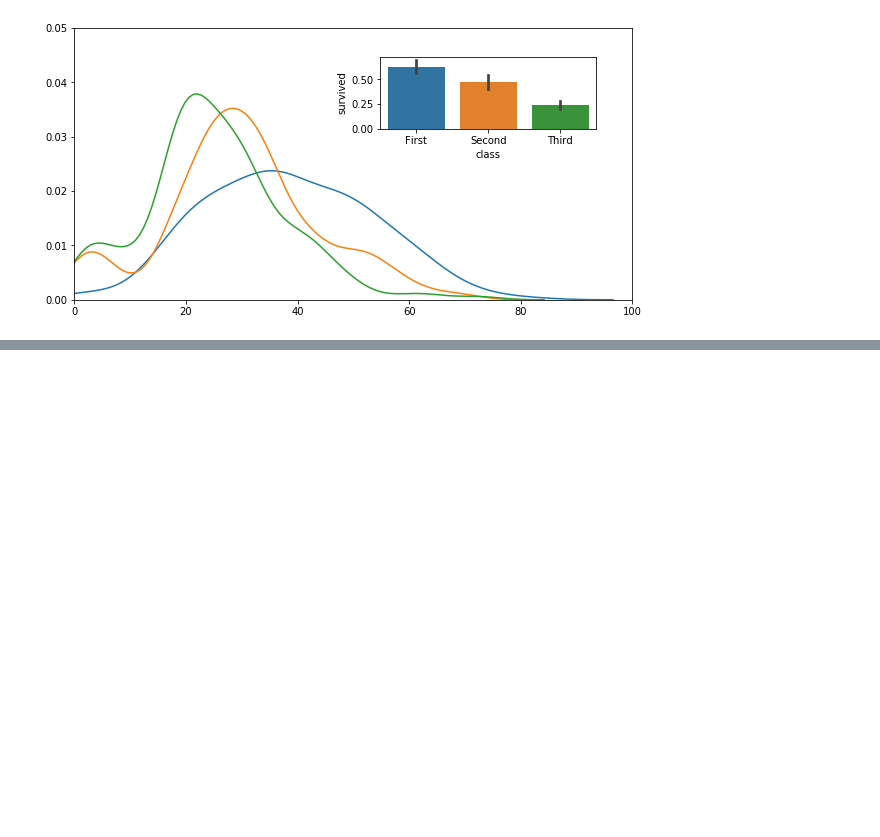
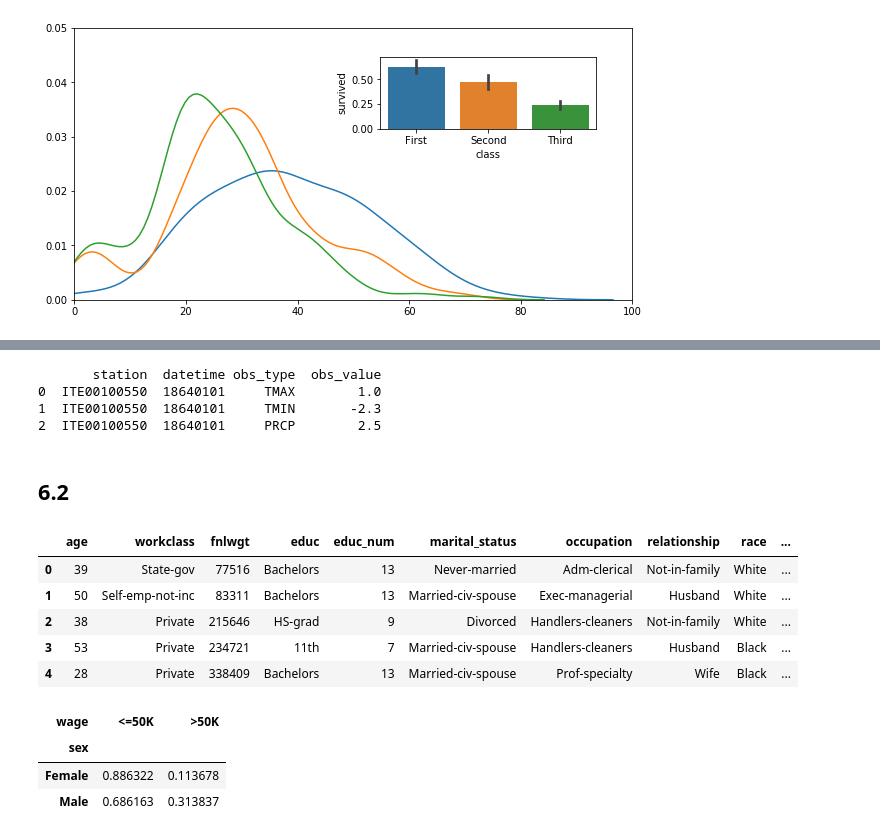
Before and after one commit to jansenjoost/SDS, a Jupyter notebook: Exc day 3.ipynb, the cells around one changed output, grey strips where cells are left out. Cells and saved outputs as stored; diff of their text form; code cells hidden in the pictures; blank space fills up the shorter version.

```diff
--- a/Exc day 3.ipynb
+++ b/Exc day 3.ipynb
@@ -58,2 +130,40 @@ sns.barplot(x='class', y='survived', data=titanic)
+# %%
+def weerbericht(url):
+    df_w = pd.read_csv(url,
+                         compression='gzip',
+                         header=None).iloc[:,:4]
+    df_w.columns = ['station', 'datetime', 'obs_type', 'obs_value']
+    df_w['obs_value'] = df_w['obs_value'] / 10
+    print(df_w.head(3))
+
+weerbericht('https://www1.ncdc.noaa.gov/pub/data/ghcn/daily/by_year/1864.csv.gz')
+# %% [output]
+       station  datetime obs_type  obs_value
+0  ITE00100550  18640101     TMAX        1.0
+1  ITE00100550  18640101     TMIN       -2.3
+2  ITE00100550  18640101     PRCP        2.5
+# %% [markdown]
+## 6.2
+# %%
+url2 = "https://archive.ics.uci.edu/ml/machine-learning-databases/adult/adult.data"
+newdata = pd.read_csv(url2, header=None, skipinitialspace = True, na_values=["?"])
+newdata.columns = ['age','workclass', 'fnlwgt', 'educ', 'educ_num', 'marital_status', 'occupation','relationship', 'race', 'sex','capital_gain', 'capital_loss', 'hours_per_week', 'native_country', 'wage']
+# newdata = newdata.iloc[25:35,]
+newdata = newdata.dropna()
+newdata.head()
+# %% [output]
+|  | age | workclass | fnlwgt | educ | educ_num | marital_status | occupation | relationship | race | ... |
+| 0 | 39 | State-gov | 77516 | Bachelors | 13 | Never-married | Adm-clerical | Not-in-family | White | ... |
+| 1 | 50 | Self-emp-not-inc | 83311 | Bachelors | 13 | Married-civ-spouse | Exec-managerial | Husband | White | ... |
+| 2 | 38 | Private | 215646 | HS-grad | 9 | Divorced | Handlers-cleaners | Not-in-family | White | ... |
+| 3 | 53 | Private | 234721 | 11th | 7 | Married-civ-spouse | Handlers-cleaners | Husband | Black | ... |
+| 4 | 28 | Private | 338409 | Bachelors | 13 | Married-civ-spouse | Prof-specialty | Wife | Black | ... |
+# %%
+pd.crosstab(newdata.sex, newdata.wage, normalize='index')
+# %% [output]
+| wage | <=50K | >50K |
+| sex |  |  |
+| Female | 0.886322 | 0.113678 |
+| Male | 0.686163 | 0.313837 |
 # %%
 # %% [output]
```
Also changed, not shown: parts of 10 cells of this notebook, 1 other file.
